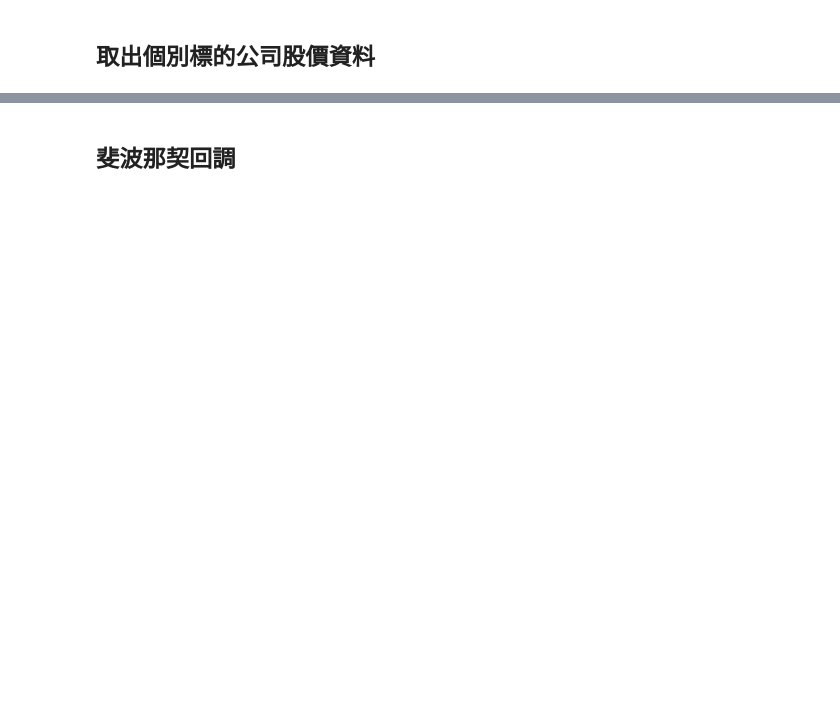
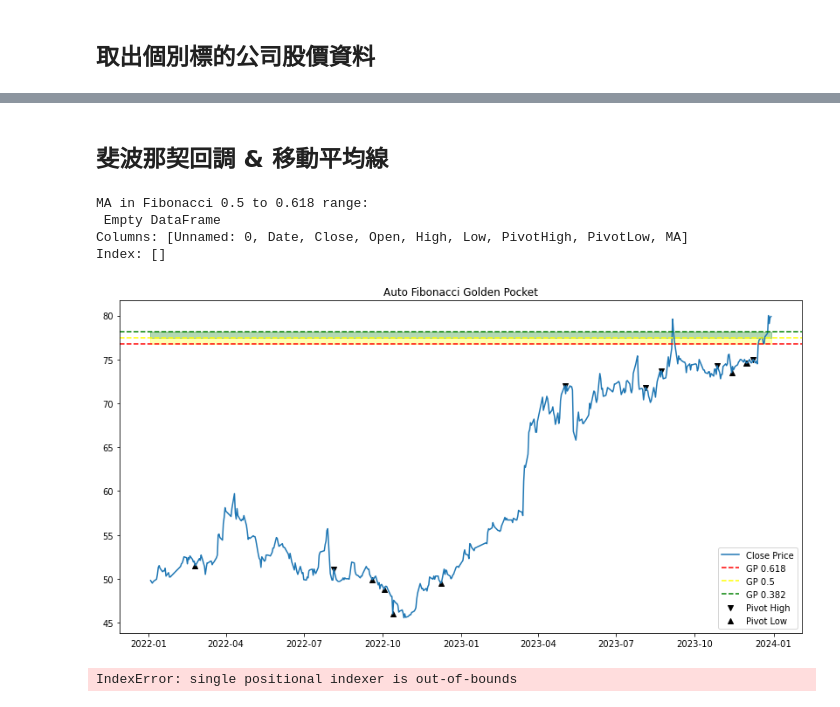
Before and after one commit to jenny172/invest, a Jupyter notebook: investment strategy.ipynb, the cells around one changed output, grey strips where cells are left out. Drawn from its saved outputs; the diff is of its cells as text; code cells hidden in the pictures; blank space fills up the shorter version.

```diff
--- a/investment strategy.ipynb
+++ b/investment strategy.ipynb
@@ -506,7 +330,7 @@ data_6414
 # %%
 data_6414.to_csv('data_6414.csv')
 # %% [markdown]
-## 斐波那契回調
+## 斐波那契回調 & 移動平均線
 # %%
 import pandas as pd
 import numpy as np
@@ -522,41 +349 @@ def calculate_pivots(df_2546, length):
     return df_2546
-# %%
-def plot_fibonacci_levels(df_2546, length, show_zero_and_half):
-    df_2546 = calculate_pivots(df_2546, length)
-
-    # 找到最新的 Pivot High 和 Pivot Low
-    last_pivot_high = df_2546['PivotHigh'].dropna().iloc[-1]
-    last_pivot_low = df_2546['PivotLow'].dropna().iloc[-1]
-
-    highest_since_last_pivot_low = df_2546.loc[df_2546['PivotLow'].dropna().index[-1]:]['High'].max()
-    lowest_since_last_pivot_high = df_2546.loc[df_2546['PivotHigh'].dropna().index[-1]:]['Low'].min()
-
-    # 計算 Fibonacci levels
-    fib_0_618 = highest_since_last_pivot_low - (highest_since_last_pivot_low - last_pivot_low) * 0.618
-    fib_0_5 = highest_since_last_pivot_low - (highest_since_last_pivot_low - last_pivot_low) * 0.5
-    fib_0_382 = highest_since_last_pivot_low - (highest_since_last_pivot_low - last_pivot_low) * 0.382 if show_zero_and_half else None
-
-    # Plotting
-    plt.figure(figsize=(14, 7))
-    plt.plot(df_2546['Date'], df_2546['Close'], label='Close Price')
-
-    plt.axhline(fib_0_618, color='yellow', linestyle='--', label='GP 0.618')
-    plt.axhline(fib_0_5, color='yellow', linestyle='--', label='GP 0.5')
-
-    if show_zero_and_half:
-        plt.axhline(fib_0_382, color='green', linestyle='--', label='GP 0.382')
-
-    # 填充區域
-    plt.fill_between(df_2546['Date'], fib_0_5, fib_0_618, color='yellow', alpha=0.3)
-    if show_zero_and_half:
-        plt.fill_between(df_2546['Date'], fib_0_382, fib_0_5, color='green', alpha=0.3)
-
-    # 標記 Pivot Points
-    plt.scatter(df_2546['Date'], df_2546['PivotHigh'], color='black', marker='v', label='Pivot High')
-    plt.scatter(df_2546['Date'], df_2546['PivotLow'], color='black', marker='^', label='Pivot Low')
-
-    plt.legend()
-    plt.title('Auto Fibonacci Golden Pocket')
-    plt.show()
-
-df_2546 = plot_fibonacci_levels(df_2546, length=5, show_zero_and_half=True)
@@ -562,0 +418,9 @@ df_2546 = plot_fibonacci_levels(df_2546, length=5, show_zero_and_half=True)
+# %%
+# 顯示圖形
+plot_fibonacci_levels(df_2546, length=5, show_zero_and_half=True)
+# %% [output]
+MA in Fibonacci 0.5 to 0.618 range:
+ Empty DataFrame
+Columns: [Unnamed: 0, Date, Close, Open, High, Low, PivotHigh, PivotLow, MA]
+Index: []
+[figure, added]
@@ -562,0 +503,5 @@ df_2546 = plot_fibonacci_levels(df_2546, length=5, show_zero_and_half=True)
+# %%
+# 顯示圖形
+plot_fibonacci_levels(df_3708, length=5, show_zero_and_half=True)
+# %% [output]
+IndexError: single positional indexer is out-of-bounds
```
Also changed, not shown: parts of 26 cells of this notebook.
